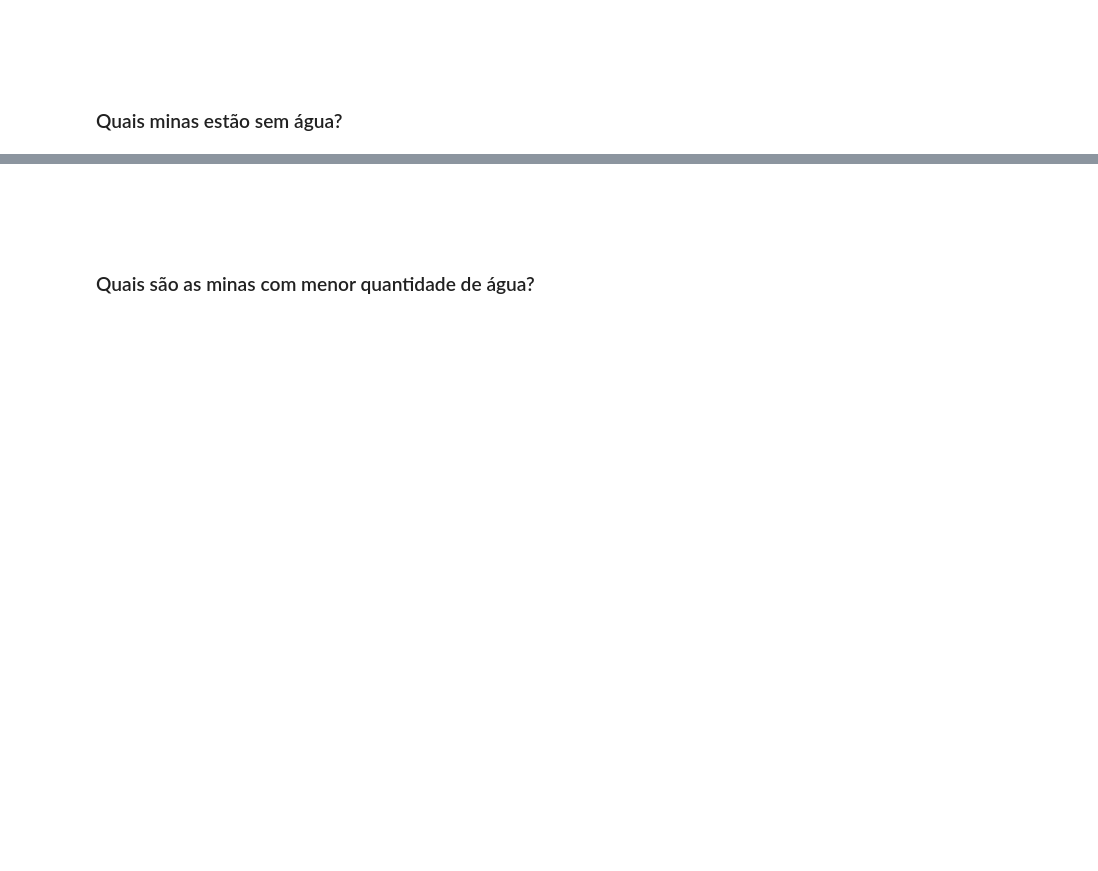
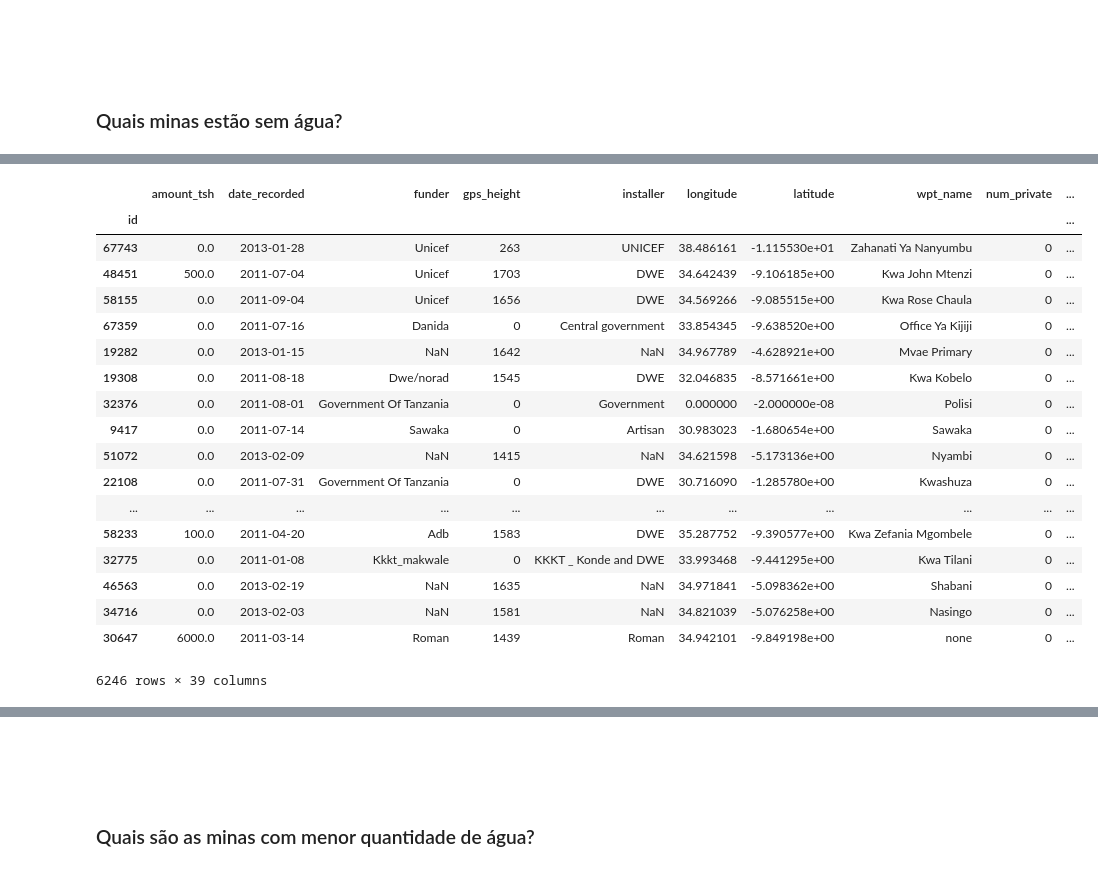
Before and after one commit to azabraao/IA-avaliacao-01, a Jupyter notebook: water-table.ipynb, the cells around one changed output, grey strips where cells are left out. Drawn from its saved outputs; the diff is of its cells as text; code cells hidden in the pictures; blank space fills up the shorter version.

```diff
--- a/water-table.ipynb
+++ b/water-table.ipynb
@@ -30,0 +62,25 @@ data = pd.read_csv("pumpit.csv", index_col=0)
+# %%
+## Fazendo filtro para quantity == dry
+dryWaterMask = data.quantity == "dry"
+dryWater = data[dryWaterMask]
+dryWater
+# %% [output]
+|  | amount_tsh | date_recorded | funder | gps_height | installer | longitude | latitude | wpt_name | num_private | ... |
+| id |  |  |  |  |  |  |  |  |  | ... |
+| 67743 | 0.0 | 2013-01-28 | Unicef | 263 | UNICEF | 38.486161 | -1.115530e+01 | Zahanati Ya Nanyumbu | 0 | ... |
+| 48451 | 500.0 | 2011-07-04 | Unicef | 1703 | DWE | 34.642439 | -9.106185e+00 | Kwa John Mtenzi | 0 | ... |
+| 58155 | 0.0 | 2011-09-04 | Unicef | 1656 | DWE | 34.569266 | -9.085515e+00 | Kwa Rose Chaula | 0 | ... |
+| 67359 | 0.0 | 2011-07-16 | Danida | 0 | Central government | 33.854345 | -9.638520e+00 | Office Ya Kijiji | 0 | ... |
+| 19282 | 0.0 | 2013-01-15 | NaN | 1642 | NaN | 34.967789 | -4.628921e+00 | Mvae Primary | 0 | ... |
+| 19308 | 0.0 | 2011-08-18 | Dwe/norad | 1545 | DWE | 32.046835 | -8.571661e+00 | Kwa Kobelo | 0 | ... |
+| 32376 | 0.0 | 2011-08-01 | Government Of Tanzania | 0 | Government | 0.000000 | -2.000000e-08 | Polisi | 0 | ... |
+| 9417 | 0.0 | 2011-07-14 | Sawaka | 0 | Artisan | 30.983023 | -1.680654e+00 | Sawaka | 0 | ... |
+| 51072 | 0.0 | 2013-02-09 | NaN | 1415 | NaN | 34.621598 | -5.173136e+00 | Nyambi | 0 | ... |
+| 22108 | 0.0 | 2011-07-31 | Government Of Tanzania | 0 | DWE | 30.716090 | -1.285780e+00 | Kwashuza | 0 | ... |
+| ... | ... | ... | ... | ... | ... | ... | ... | ... | ... | ... |
+| 58233 | 100.0 | 2011-04-20 | Adb | 1583 | DWE | 35.287752 | -9.390577e+00 | Kwa Zefania Mgombele | 0 | ... |
+| 32775 | 0.0 | 2011-01-08 | Kkkt_makwale | 0 | KKKT _ Konde and DWE | 33.993468 | -9.441295e+00 | Kwa Tilani | 0 | ... |
+| 46563 | 0.0 | 2013-02-19 | NaN | 1635 | NaN | 34.971841 | -5.098362e+00 | Shabani | 0 | ... |
+| 34716 | 0.0 | 2013-02-03 | NaN | 1581 | NaN | 34.821039 | -5.076258e+00 | Nasingo | 0 | ... |
+| 30647 | 6000.0 | 2011-03-14 | Roman | 1439 | Roman | 34.942101 | -9.849198e+00 | none | 0 | ... |
+6246 rows × 39 columns
```
Also changed, not shown: parts of 8 cells of this notebook, 1 other file.
